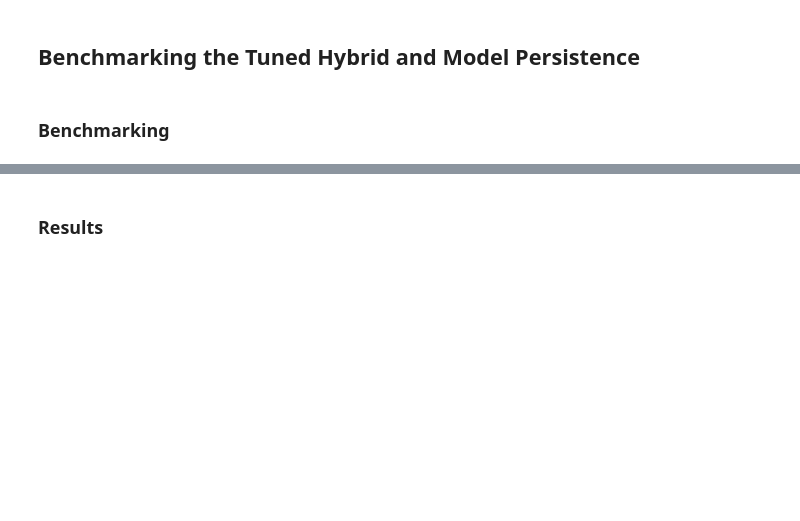
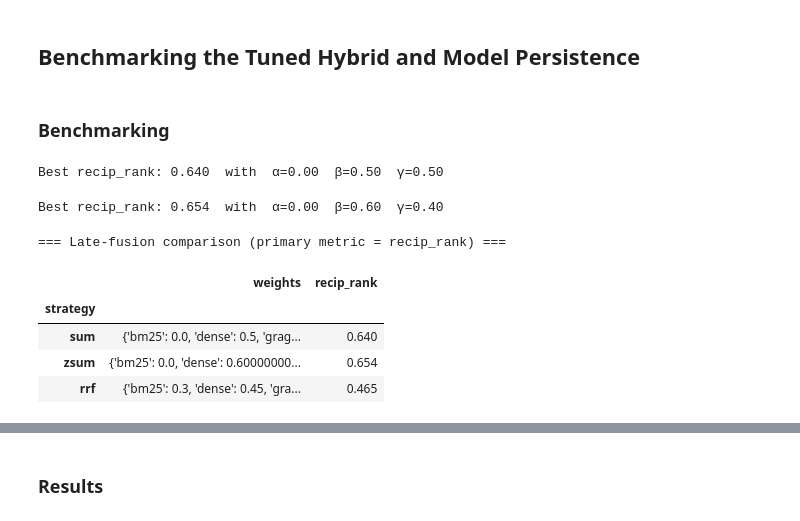
Before and after one commit to Trista1208/advanced_genAI, a Jupyter notebook: baseline_setup.ipynb, the cells around one changed output, grey strips where cells are left out. Cells and saved outputs as stored; diff of their text form; code cells hidden in the pictures; blank space fills up the shorter version.

```diff
--- a/baseline_setup.ipynb
+++ b/baseline_setup.ipynb
@@ -4298,8 +4304,8 @@ for level in ("C0","C1","C2"):
 
     # optional: save the raw run for later inspection
     run_file = pathlib.Path("/content/drive/MyDrive/Adv_GenAI/storage/subsample/"
-                            "retrival_graph/runs") / f"graphrag_fixed_{level}.json"
+                            "retrieval_graph/runs") / f"graphrag_fixed_{level}.json"
     run_file.parent.mkdir(parents=True, exist_ok=True)
     run_file.write_text(json.dumps(run, ensure_ascii=False, indent=2))
-# tbl_fixed.to_csv(csv_fixed)
+tbl_fixed.to_csv(csv_fixed)
 print("✅ All levels evaluated – table saved to:", csv_fixed)
@@ -4741,8 +4785,17 @@ def evaluate_all_strategies(step=0.1,
 ### Benchmarking
 # %%
 # Optimise for MRR (earliest correct hit)
-table, hybrid_best = evaluate_all_strategies(step=0.1,
+table, hybrid_best = evaluate_all_strategies(QRELS["fixed"], step=0.1,
                                              primary_metric="recip_rank")
+# %% [output]
+Best recip_rank: 0.640  with  α=0.00  β=0.50  γ=0.50
+Best recip_rank: 0.654  with  α=0.00  β=0.60  γ=0.40
+=== Late-fusion comparison (primary metric = recip_rank) ===
+|  | weights | recip_rank |
+| strategy |  |  |
+| sum | {'bm25': 0.0, 'dense': 0.5, 'grag... | 0.640 |
+| zsum | {'bm25': 0.0, 'dense': 0.60000000... | 0.654 |
+| rrf | {'bm25': 0.3, 'dense': 0.45, 'gra... | 0.465 |
 # %%
 # immediate sanity-check with a real query
 for d in hybrid_best.search("Who at ETH received ERC grants?", top_k=5):
```
Also changed, not shown: parts of 73 cells of this notebook.
